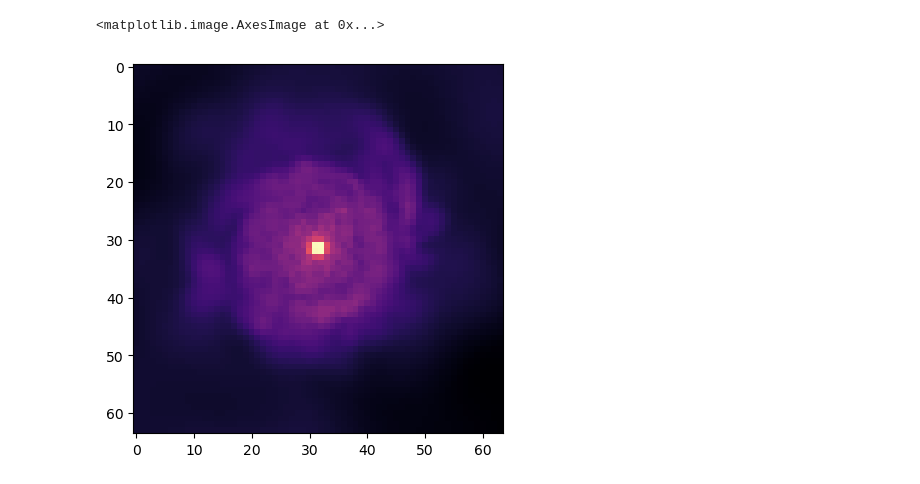
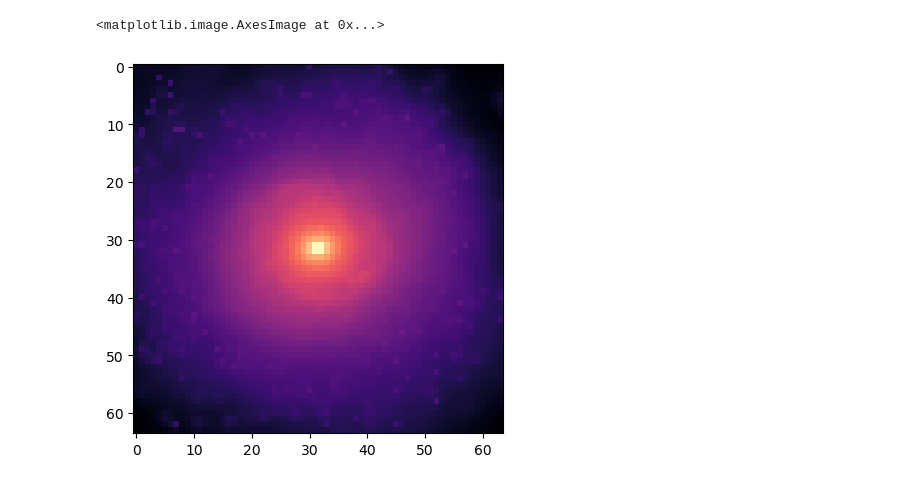
Before and after one commit to ufuk-cakir/MEGS, a Jupyter notebook: src/mypackage/data/code_test.ipynb, the cells around one changed output. Cells and saved outputs as stored; diff of their text form; code cells hidden in the pictures.

```diff
--- a/src/mypackage/data/code_test.ipynb
+++ b/src/mypackage/data/code_test.ipynb
@@ -10,0 +48,9 @@ No unit conversion for Field GFM_Metallicity. Return without changes.
+# %%
+from galaxy import Galaxy
+import matplotlib.pyplot as plt
+import numpy as np
+basePath = f"/export/data/ucakir/TNG100/TNG100-1/output/"
+# %%
+g = Galaxy(simulation="IllustrisTNG", halo_id=19, particle_type="stars", base_path=basePath, snapshot=99)
+img = g.get_image(field = "Masses", normed=True, mass_weighted=True, res=64, plotfactor=5, lower = 0.05)
+plt.imshow(img,cmap = "magma")
@@ -10,0 +60,3 @@ No unit conversion for Field GFM_Metallicity. Return without changes.
+# %%
+coords = g.coordinates
+masses = g.get_field("Masses")
@@ -11,6 +65,7 @@ No unit conversion for Field GFM_Metallicity. Return without changes.
+# %%
+img = image2D(coordinates = coords, R_half = g.halfmassrad, smoothing_length=g.smoothing_length/0.7, weights=masses, plot_factor=10, res=g.res)
 # %%
-import matplotlib.pyplot as plt
-plt.imshow(img,cmap = "magma")
+plt.imshow(np.log10(img),cmap = "magma")
 # %% [output]
 <matplotlib.image.AxesImage at 0x...>
-[figure, old version]
+[figure, new version]
```
Also changed, not shown: parts of 14 cells of this notebook, 13 other files.
